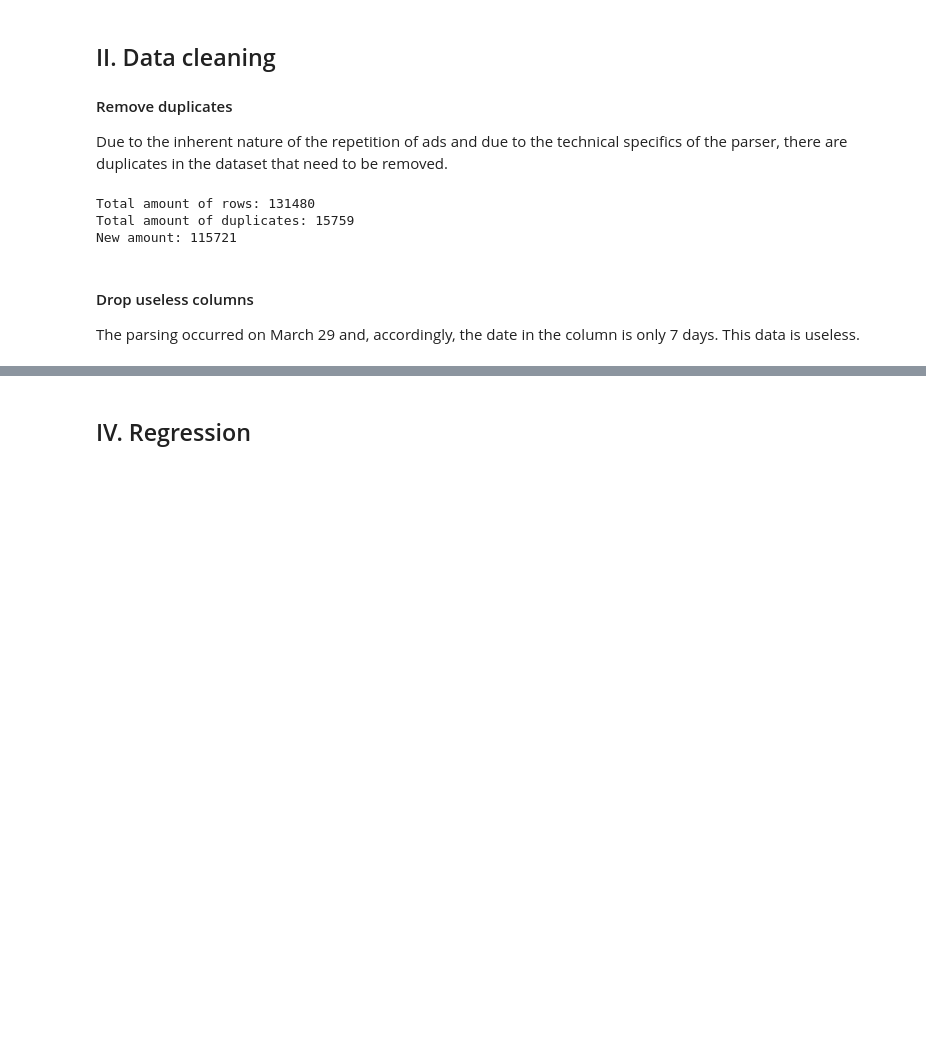
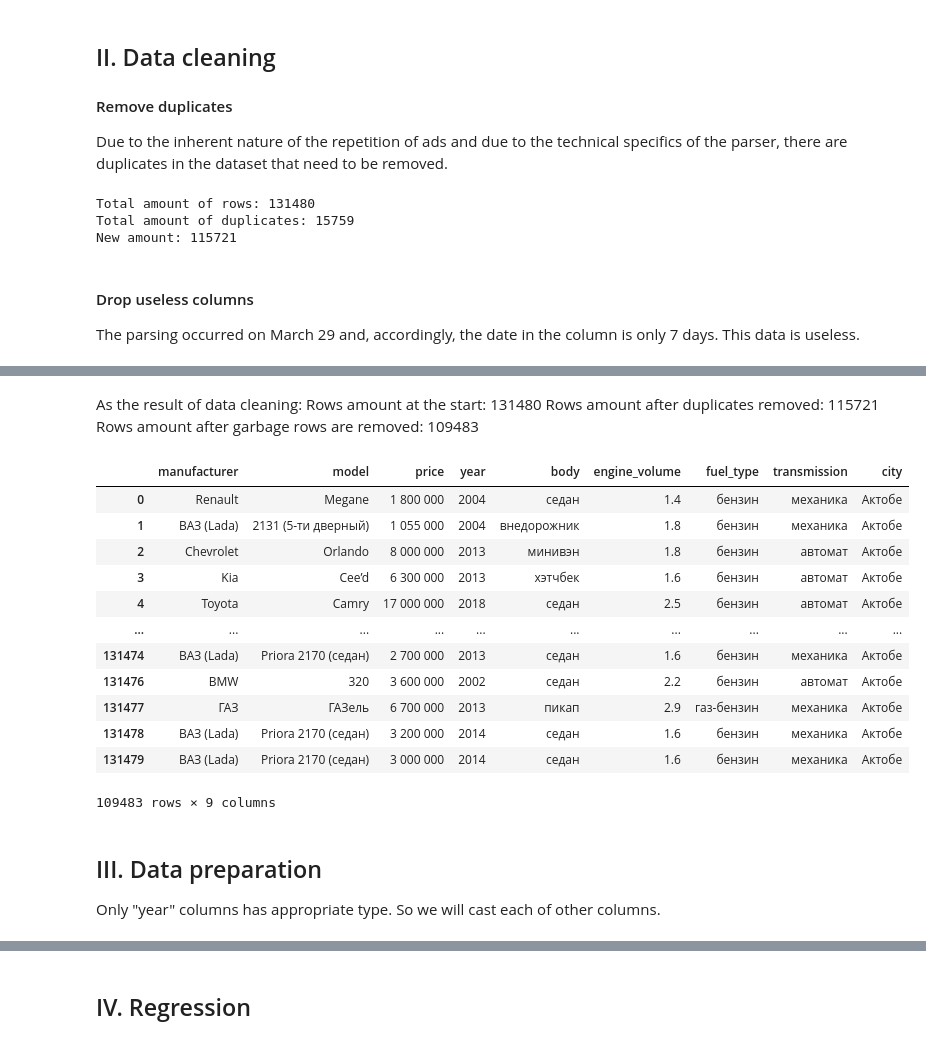
Before and after one commit to khandosaly/KolesaPrediction, a Jupyter notebook: notebook.ipynb, the cells around one changed output, grey strips where cells are left out. Saved outputs shown, nothing was run; the diff lists cells and outputs as text; code cells hidden in the pictures; blank space fills up the shorter version.

```diff
--- a/notebook.ipynb
+++ b/notebook.ipynb
@@ -46,0 +124,24 @@ All days in dataset: ['29 марта' '25 марта' '23 марта' '24 мар
+# %% [markdown]
+As the result of data cleaning:
+Rows amount at the start: 131480
+Rows amount after duplicates removed: 115721
+Rows amount after garbage rows are removed: 109483
+# %%
+df
+# %% [output]
+|  | manufacturer | model | price | year | body | engine_volume | fuel_type | transmission | city |
+| 0 | Renault | Megane | 1 800 000 | 2004 | седан | 1.4 | бензин | механика | Актобе |
+| 1 | ВАЗ (Lada) | 2131 (5-ти дверный) | 1 055 000 | 2004 | внедорожник | 1.8 | бензин | механика | Актобе |
+| 2 | Chevrolet | Orlando | 8 000 000 | 2013 | минивэн | 1.8 | бензин | автомат | Актобе |
+| 3 | Kia | Cee’d | 6 300 000 | 2013 | хэтчбек | 1.6 | бензин | автомат | Актобе |
+| 4 | Toyota | Camry | 17 000 000 | 2018 | седан | 2.5 | бензин | автомат | Актобе |
+| ... | ... | ... | ... | ... | ... | ... | ... | ... | ... |
+| 131474 | ВАЗ (Lada) | Priora 2170 (седан) | 2 700 000 | 2013 | седан | 1.6 | бензин | механика | Актобе |
+| 131476 | BMW | 320 | 3 600 000 | 2002 | седан | 2.2 | бензин | автомат | Актобе |
+| 131477 | ГАЗ | ГАЗель | 6 700 000 | 2013 | пикап | 2.9 | газ-бензин | механика | Актобе |
+| 131478 | ВАЗ (Lada) | Priora 2170 (седан) | 3 200 000 | 2014 | седан | 1.6 | бензин | механика | Актобе |
+| 131479 | ВАЗ (Lada) | Priora 2170 (седан) | 3 000 000 | 2014 | седан | 1.6 | бензин | механика | Актобе |
+109483 rows × 9 columns
+# %% [markdown]
+## III. Data preparation
+Only "year" columns has appropriate type. So we will cast each of other columns.
```
Also changed, not shown: parts of 21 cells of this notebook.
